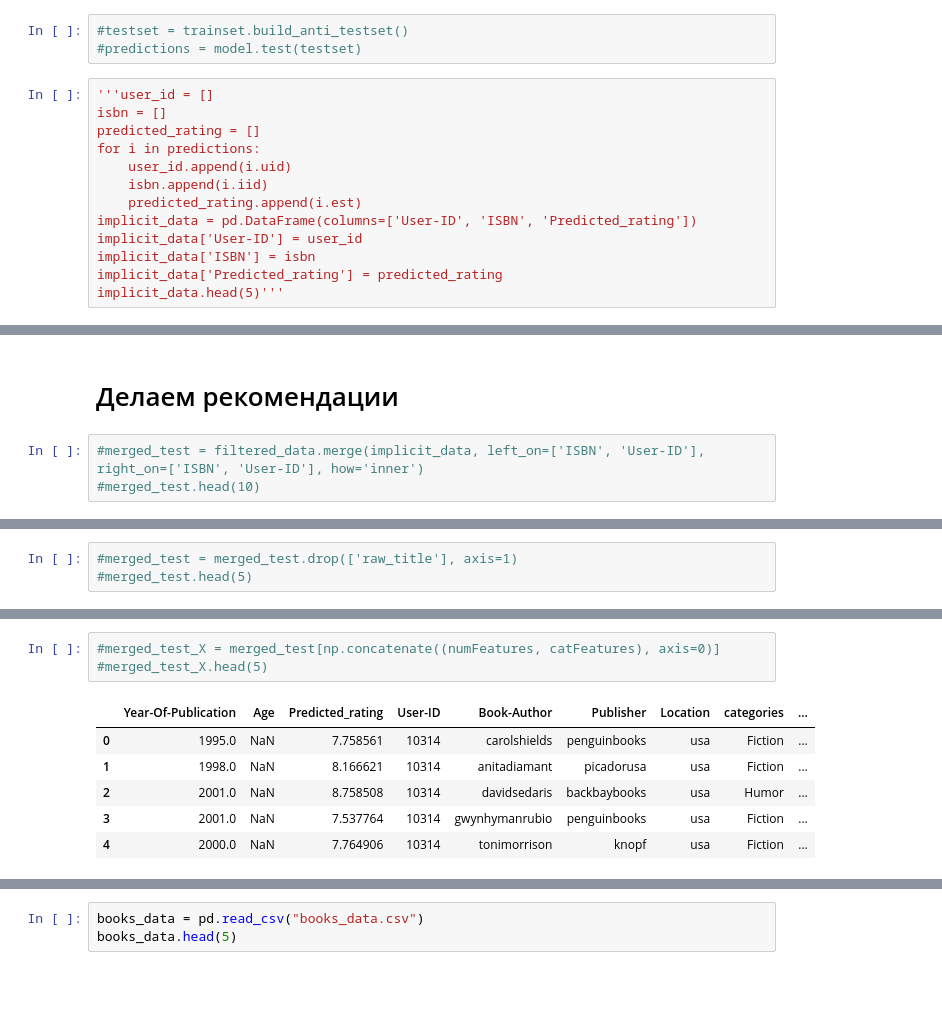
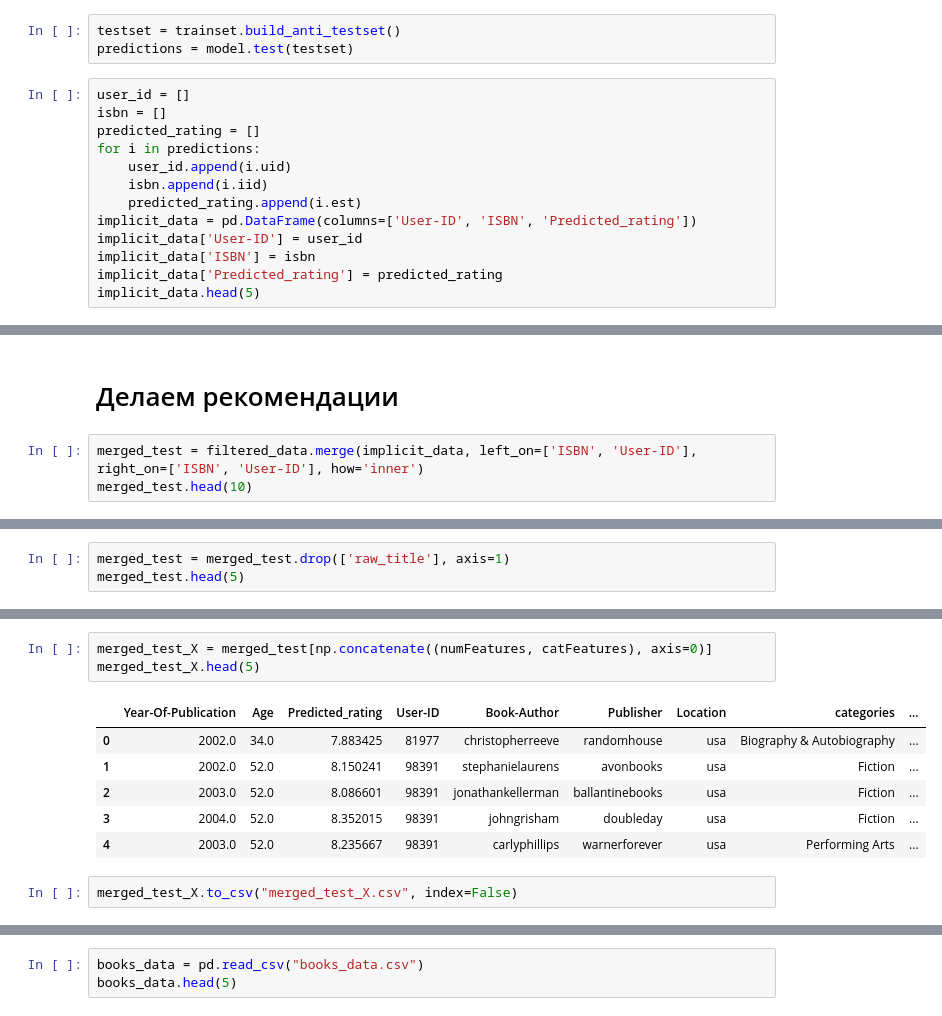
Before and after one commit to justProductAnalyst/Books-Recommendation-System, a Jupyter notebook: ML/Models/Baseline.ipynb, the cells around one changed output, grey strips where cells are left out. Cells and saved outputs as stored; diff of their text form; blank space fills up the shorter version.

```diff
--- a/ML/Models/Baseline/Baseline.ipynb
+++ b/ML/Models/Baseline.ipynb
@@ -240,8 +278,8 @@ explicit_data.head(5)
 # %%
-#testset = trainset.build_anti_testset()
-#predictions = model.test(testset)
+testset = trainset.build_anti_testset()
+predictions = model.test(testset)
 # %%
-'''user_id = []
+user_id = []
 isbn = []
 predicted_rating = []
 for i in predictions:
@@ -252,5 +290,5 @@ implicit_data = pd.DataFrame(columns=['User-ID', 'ISBN', 'Predicted_rating'])
 implicit_data['User-ID'] = user_id
 implicit_data['ISBN'] = isbn
 implicit_data['Predicted_rating'] = predicted_rating
-implicit_data.head(5)'''
+implicit_data.head(5)
 # %% [output]
@@ -310,7 +353,7 @@ np.sqrt(mean_squared_error(y_test.tolist(), predictions))
 # %% [markdown]
 # Делаем рекомендации
 # %%
-#merged_test = filtered_data.merge(implicit_data, left_on=['ISBN', 'User-ID'], right_on=['ISBN', 'User-ID'], how='inner')
-#merged_test.head(10)
+merged_test = filtered_data.merge(implicit_data, left_on=['ISBN', 'User-ID'], right_on=['ISBN', 'User-ID'], how='inner')
+merged_test.head(10)
 # %% [output]
 |  | User-ID | ISBN | Book-Rating | Book-Author | Year-Of-Publication | Publisher | Location | Age | ... |
@@ -327,5 +370,5 @@ np.sqrt(mean_squared_error(y_test.tolist(), predictions))
 # %%
-#merged_test = merged_test.drop(['raw_title'], axis=1)
-#merged_test.head(5)
+merged_test = merged_test.drop(['raw_title'], axis=1)
+merged_test.head(5)
 # %% [output]
 |  | User-ID | ISBN | Book-Rating | Book-Author | Year-Of-Publication | Publisher | Location | Age | ... |
@@ -337,13 +380,15 @@ np.sqrt(mean_squared_error(y_test.tolist(), predictions))
 # %%
-#merged_test_X = merged_test[np.concatenate((numFeatures, catFeatures), axis=0)]
-#merged_test_X.head(5)
+merged_test_X = merged_test[np.concatenate((numFeatures, catFeatures), axis=0)]
+merged_test_X.head(5)
 # %% [output]
 |  | Year-Of-Publication | Age | Predicted_rating | User-ID | Book-Author | Publisher | Location | categories | ... |
-| 0 | 1995.0 | NaN | 7.758561 | 10314 | carolshields | penguinbooks | usa | Fiction | ... |
-| 1 | 1998.0 | NaN | 8.166621 | 10314 | anitadiamant | picadorusa | usa | Fiction | ... |
-| 2 | 2001.0 | NaN | 8.758508 | 10314 | davidsedaris | backbaybooks | usa | Humor | ... |
-| 3 | 2001.0 | NaN | 7.537764 | 10314 | gwynhymanrubio | penguinbooks | usa | Fiction | ... |
-| 4 | 2000.0 | NaN | 7.764906 | 10314 | tonimorrison | knopf | usa | Fiction | ... |
+| 0 | 2002.0 | 34.0 | 7.883425 | 81977 | christopherreeve | randomhouse | usa | Biography & Autobiography | ... |
+| 1 | 2002.0 | 52.0 | 8.150241 | 98391 | stephanielaurens | avonbooks | usa | Fiction | ... |
+| 2 | 2003.0 | 52.0 | 8.086601 | 98391 | jonathankellerman | ballantinebooks | usa | Fiction | ... |
+| 3 | 2004.0 | 52.0 | 8.352015 | 98391 | johngrisham | doubleday | usa | Fiction | ... |
+| 4 | 2003.0 | 52.0 | 8.235667 | 98391 | carlyphillips | warnerforever | usa | Performing Arts | ... |
+# %%
+merged_test_X.to_csv("merged_test_X.csv", index=False)
 # %%
 merged_test_X = pd.read_csv("merged_test_X.csv")
 merged_test_X.head(5)
```
Also changed, not shown: parts of 17 cells of this notebook, 2 other files.
